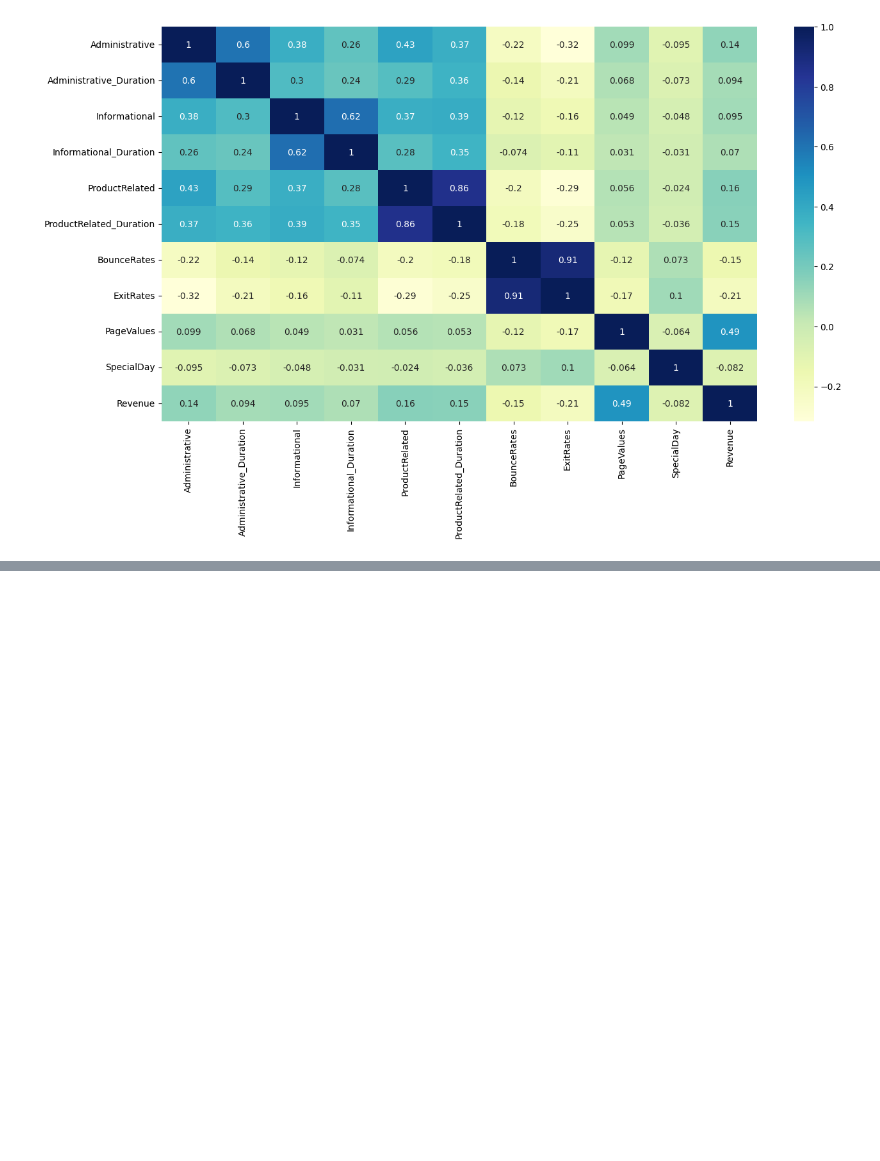
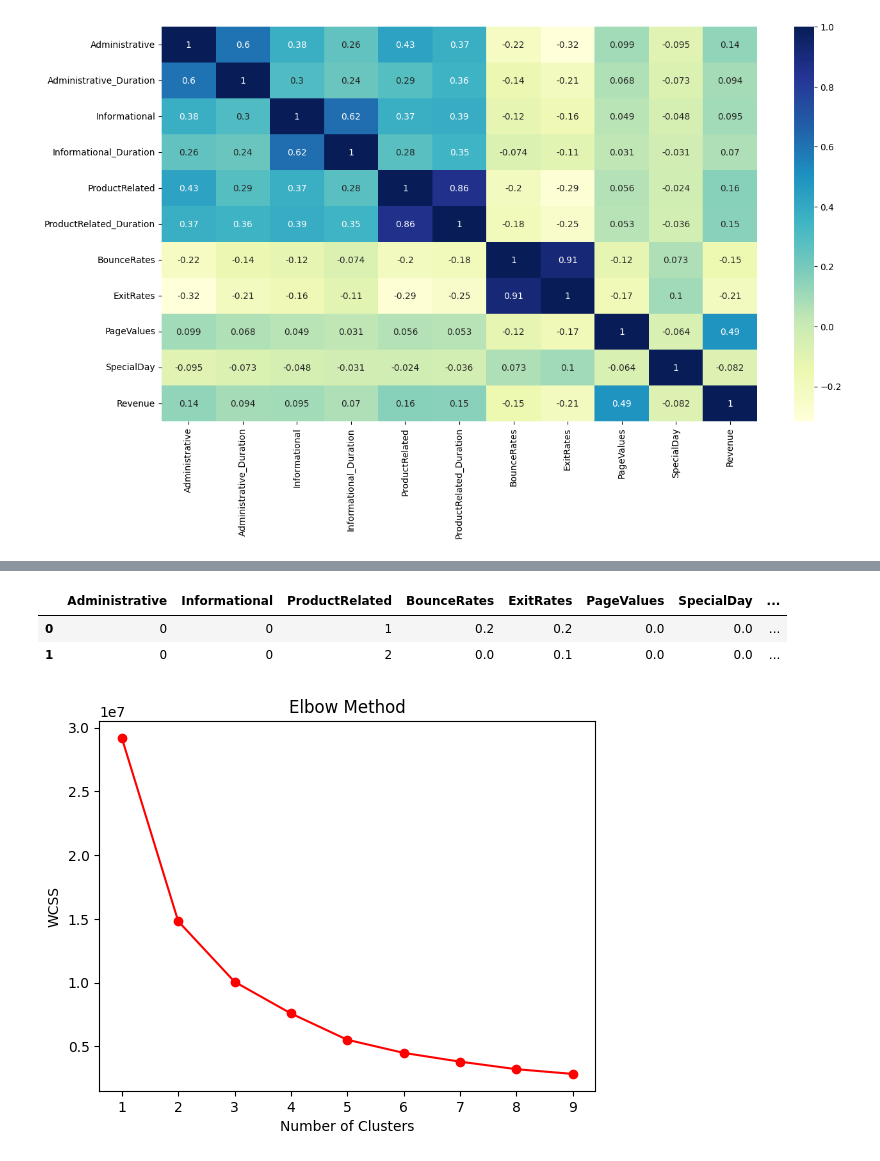
Before and after one commit to kayodeolusanya/Jumia-Online-Shoppers-Intention, a Jupyter notebook: Jumia_Online_Shoppers_Intention.ipynb, the cells around one changed output, grey strips where cells are left out. Drawn from its saved outputs; the diff is of its cells as text; code cells hidden in the pictures; blank space fills up the shorter version.

```diff
--- a/Jumia_Online_Shoppers_Intention.ipynb
+++ b/Jumia_Online_Shoppers_Intention.ipynb
@@ -578,0 +632,11 @@ plt.show()
+# %%
+# Coverting Categorical Data type to Numerical Data for ML Analysis & dropping features not needed
+
+df['OperatingSystems'] = df['OperatingSystems'].astype('int')
+df['Browser'] = df['Browser'].astype('int')
+df['Region'] = df['Region'].astype('int')
+df['TrafficType'] = df['TrafficType'].astype('int')
+df = df.drop(['admin_group'], axis=1)
+df = df.drop(['info_group'], axis=1)
+df = df.drop(['prod_group'], axis=1)
+df.head(2)
@@ -578,0 +647,3 @@ plt.show()
+# %%
+# Coverting Categorical Data type to Numerical Data for ML Analysis
+ml_df = df
@@ -578,0 +669,31 @@ plt.show()
+# %%
+# Normalizing the data
+scaler = MinMaxScaler()
+
+ml_df['Scaled_Admin_Duration'] = scaler.fit_transform(ml_df['Administrative_Duration'].values.reshape(-1,1))
+ml_df["Scaled_Info_Duration"] = scaler.fit_transform(ml_df['Informational_Duration'].values.reshape(-1,1))
+ml_df["Scaled_ProdRel_Durations"] = scaler.fit_transform(ml_df['ProductRelated_Duration'].values.reshape(-1,1))
+
+#Dropping features we dont need
+ml_df.drop('Administrative_Duration', axis=1, inplace=True)
+ml_df.drop('Informational_Duration', axis=1, inplace=True)
+ml_df.drop('ProductRelated_Duration', axis=1, inplace=True)
+ml_df.head(2)
+# %% [output]
+|  | Administrative | Informational | ProductRelated | BounceRates | ExitRates | PageValues | SpecialDay | ... |
+| 0 | 0 | 0 | 1 | 0.2 | 0.2 | 0.0 | 0.0 | ... |
+| 1 | 0 | 0 | 2 | 0.0 | 0.1 | 0.0 | 0.0 | ... |
+# %%
+# Determining the numbers of clusters using the Elbow Method
+wcss = []
+for i in range(1,10):
+  kmeans = KMeans(n_clusters=i, init='k-means++', random_state=25)
+  kmeans.fit(ml_df)
+  wcss.append(kmeans.inertia_)
+plt.plot(range(1,10), wcss, color='red', marker='o')
+plt.title('Elbow Method')
+plt.xlabel('Number of Clusters')
+plt.ylabel('WCSS')
+plt.show()
+# %% [output]
+[figure, added]
```
Also changed, not shown: parts of 18 cells of this notebook.
